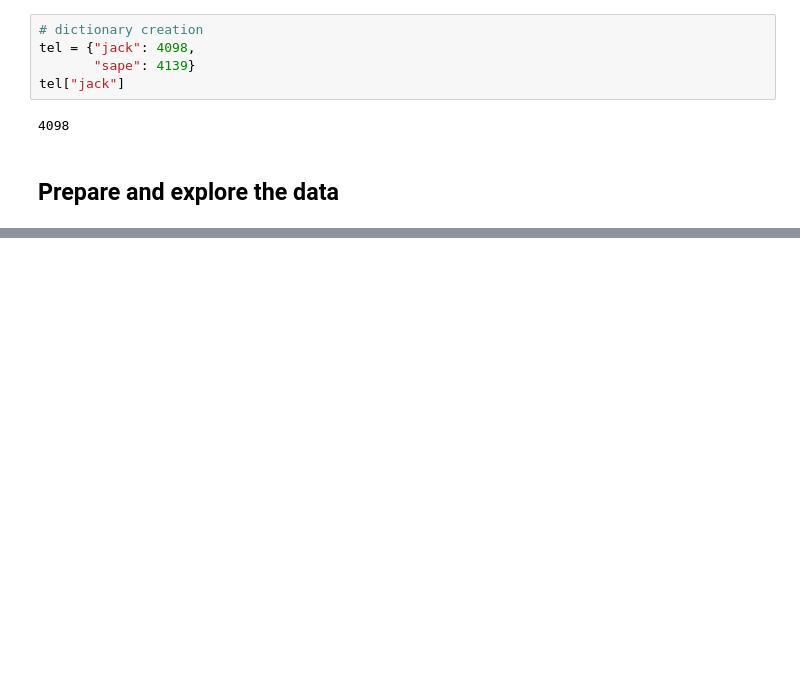
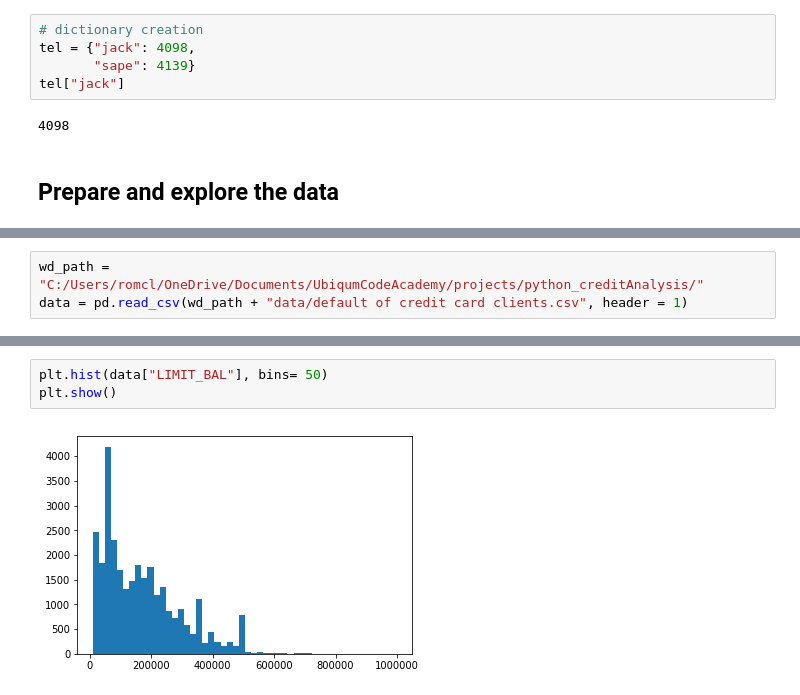
Before and after one commit to JoanClaverol/ubiqum_creditAssesment, a Jupyter notebook: scripts/.ipynb, the cells around one changed output, grey strips where cells are left out. Saved outputs shown, nothing was run; the diff lists cells and outputs as text; blank space fills up the shorter version.

```diff
--- a/scripts/.ipynb
+++ b/scripts/.ipynb
@@ -70,0 +90,3 @@ tel["jack"]
+# %%
+wd_path = "C:/Users/romcl/OneDrive/Documents/UbiqumCodeAcademy/projects/python_creditAnalysis/"
+data = pd.read_csv(wd_path + "data/default of credit card clients.csv", header = 1)
@@ -70,0 +188,5 @@ tel["jack"]
+# %%
+plt.hist(data["LIMIT_BAL"], bins= 50)
+plt.show()
+# %% [output]
+[figure, added]
```
Also changed, not shown: parts of 26 cells of this notebook, 2 other files.
